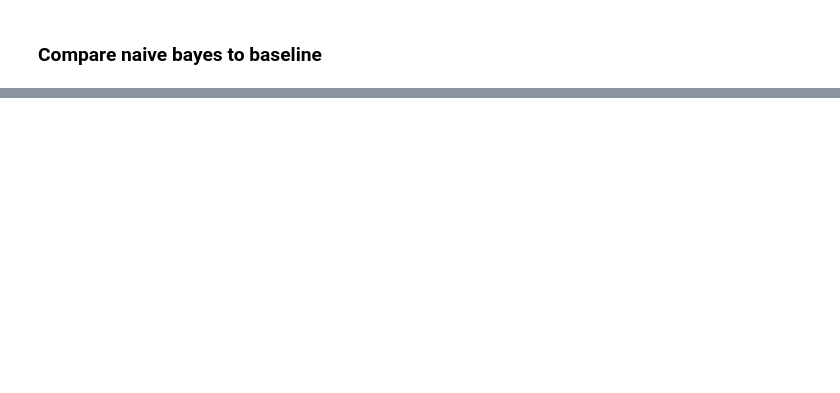
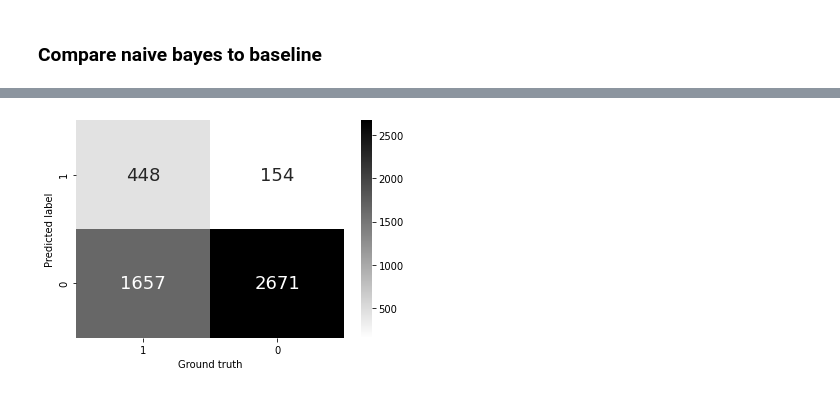
Before and after one commit to omgwenxx/recsys20, a Jupyter notebook: code/process.ipynb, the cells around one changed output, grey strips where cells are left out. Saved outputs shown, nothing was run; the diff lists cells and outputs as text; code cells hidden in the pictures; blank space fills up the shorter version.

Commit message:
evaluation for nb, lr (by Timi) + comparison (heatmap, confusion matrix)

```diff
--- a/code/process.ipynb
+++ b/code/process.ipynb
@@ -1491,0 +1703,21 @@ print("Retweet with comment: ",loss, prauc, f1)
+# %%
+from sklearn.metrics import confusion_matrix
+
+#function to draw confucion matrix
+def draw_cm(result,label,model):
+    cm=confusion_matrix(result[label], result['prediction'])
+    df_cm = pd.DataFrame(cm)
+    fig,ax = plt.subplots(1,1,figsize=(6,4))
+    sns.heatmap(df_cm, cmap="binary", fmt='', annot=True, annot_kws={"size": 18},ax=ax)
+    plt.xticks([0.5,1.5],labels=[1,0])
+    plt.yticks([0.5,1.5],labels=[1,0])
+    plt.xlabel('Ground truth')
+    plt.ylabel('Predicted label')
+    plt.savefig('Figures/{}'.format(model +"_"+str(label)+"_cm_.pdf"), bbox_inches = 'tight', pad_inches = 0)
+    plt.show()
+    plt.close(fig)
+
+#sample call of the function with the model results and label
+draw_cm(results_like_nb,'is_like',"NB")
+# %% [output]
+[figure, added]
```
Also changed, not shown: parts of 27 cells of this notebook, 24 other files.
